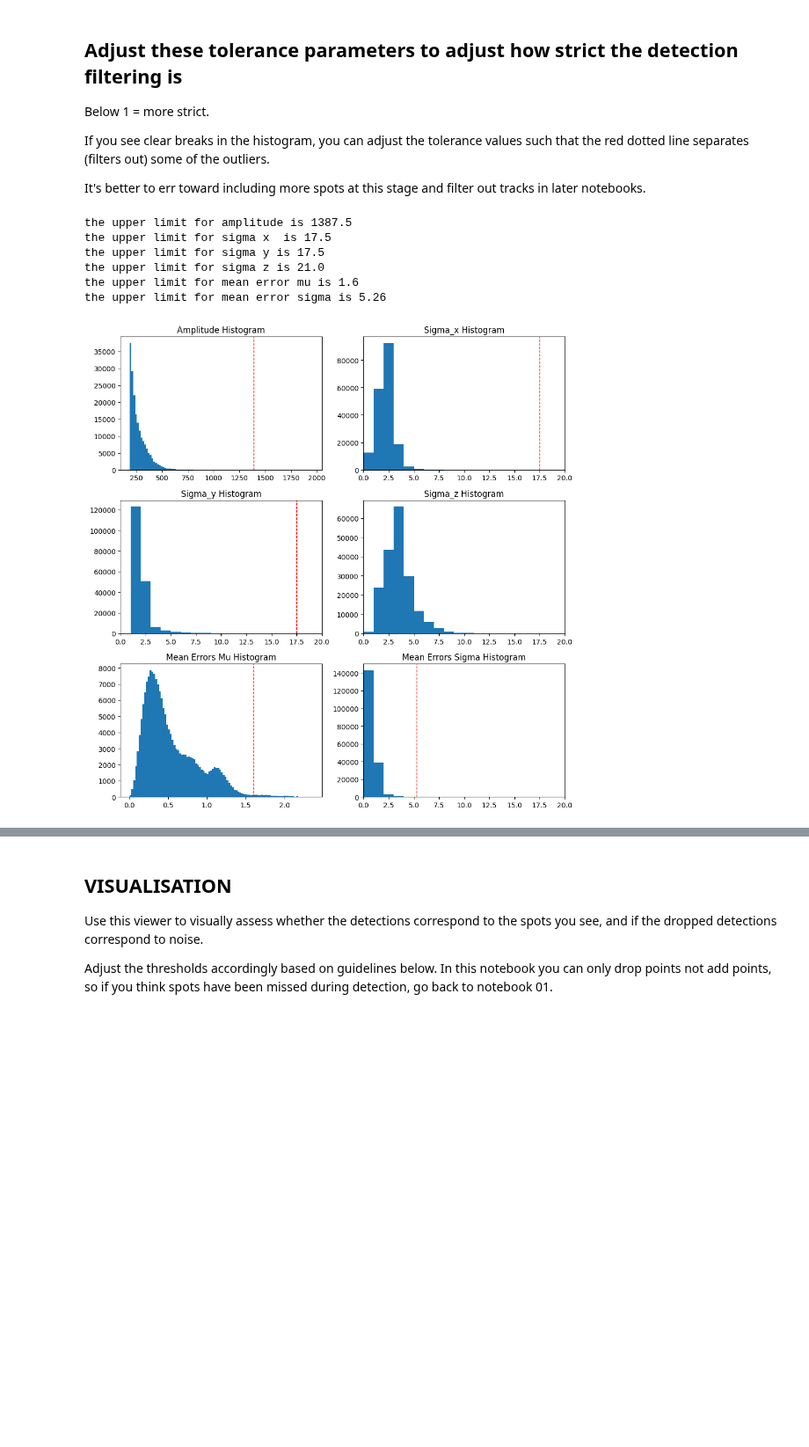
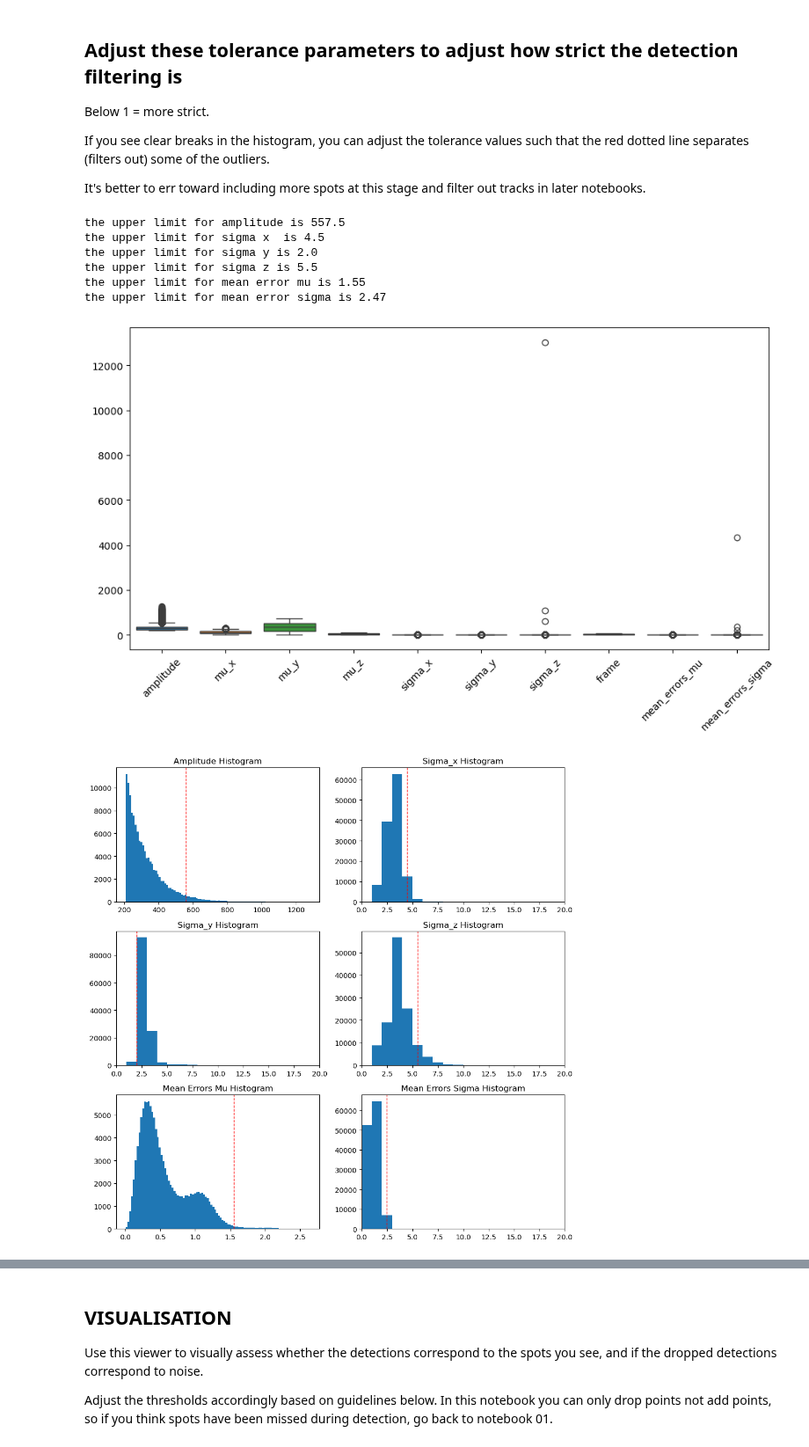
Before and after one commit to MatsulabUW/LLSM-CME-ANALYSIS, a Jupyter notebook: Final/Jupyter_Notebooks/02.Filtering_Spots.ipynb, the cells around one changed output, grey strips where cells are left out. Shown at 88% size. Drawn from its saved outputs; the diff is of its cells as text; code cells hidden in the pictures; blank space fills up the shorter version.

Commit message:
Fix 02.Filtering_Spots.ipynb

```diff
--- a/Final/Jupyter_Notebooks/02.Filtering_Spots.ipynb
+++ b/Final/Jupyter_Notebooks/02.Filtering_Spots.ipynb
@@ -111,41 +111,50 @@ It's better to err toward including more spots at this stage and filter out trac
 # %%
 ############################################
 # remove bright detections
-amplitude_tolerance = 3
+amplitude_tolerance = 1.0
 
 # remove large detections
-sigmax_tolerance = 5.0
-sigmay_tolerance = 5.0
-sigmaz_tolerance = 3.0
+sigmax_tolerance = 1.0
+sigmay_tolerance = 1.0
+sigmaz_tolerance = 1.0
 
 # remove low detection quality (high error) detections
-quality_threshold_mu = 1.1
-quality_threshold_sigma = 3.0
+quality_threshold_mu = 1.0
+quality_threshold_sigma = 1.0
 ############################################
 
 print(f'the upper limit for amplitude is {round(amplitude_upper_limit*amplitude_tolerance,2)}')
 print(f'the upper limit for sigma x  is {round(sigmax_upper_limit*sigmax_tolerance,2)}')
 print(f'the upper limit for sigma y is {round(sigmay_upper_limit*sigmay_tolerance,2)}')
 print(f'the upper limit for sigma z is {round(sigmaz_upper_limit*sigmaz_tolerance,2)}')
 print(f'the upper limit for mean error mu is {round(mean_errors_mu_upper_limit*quality_threshold_mu,2)}')
 print(f'the upper limit for mean error sigma is {round(mean_errors_sigma_upper_limit*quality_threshold_sigma,2)}')
 
 amplitude_cutoff = amplitude_upper_limit * amplitude_tolerance
 sigmax_cutoff = sigmax_upper_limit * sigmax_tolerance
 sigmay_cutoff = sigmay_upper_limit * sigmay_tolerance
 sigmaz_cutoff = sigmaz_upper_limit * sigmaz_tolerance
 mu_upper_cutoff = mean_errors_mu_upper_limit * quality_threshold_mu
 sigma_upper_cutoff = mean_errors_sigma_upper_limit * quality_threshold_sigma
 
+#boxplots to visualize outliers
+fig, ax = plt.subplots(figsize=(10, 6))
+boxplot = sns.boxplot(data=spots_df, ax=ax, flierprops={'marker': 'o', 'markerfacecolor': 'none'})
+ax.tick_params(axis='x', rotation=45)
+plt.tight_layout()
+plt.show()
+
+#visualize histograms with cutoffs
 plot_histogram_cutoffs(spots_df,amplitude_cutoff,sigmax_cutoff,sigmay_cutoff,sigmaz_cutoff,mu_upper_cutoff,sigma_upper_cutoff)
 # %% [output]
-the upper limit for amplitude is 1387.5
-the upper limit for sigma x  is 17.5
-the upper limit for sigma y is 17.5
-the upper limit for sigma z is 21.0
-the upper limit for mean error mu is 1.6
-the upper limit for mean error sigma is 5.26
+the upper limit for amplitude is 557.5
+the upper limit for sigma x  is 4.5
+the upper limit for sigma y is 2.0
+the upper limit for sigma z is 5.5
+the upper limit for mean error mu is 1.55
+the upper limit for mean error sigma is 2.47
-[figure, old version]
+[figure, new version]
+[figure, added]
 # %%
 # Condition setting
 
```
Also changed, not shown: parts of 3 cells of this notebook, 2 other files.
